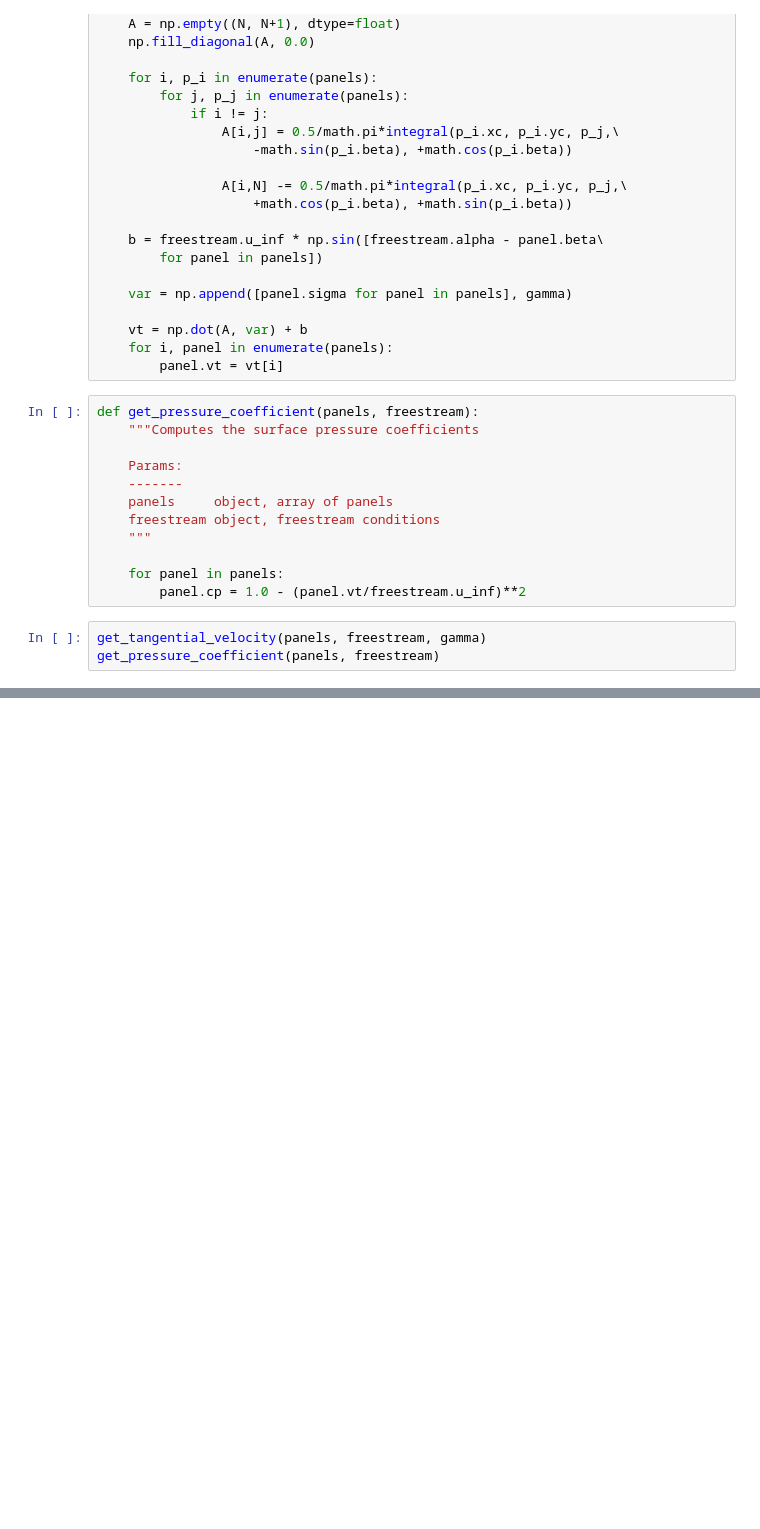
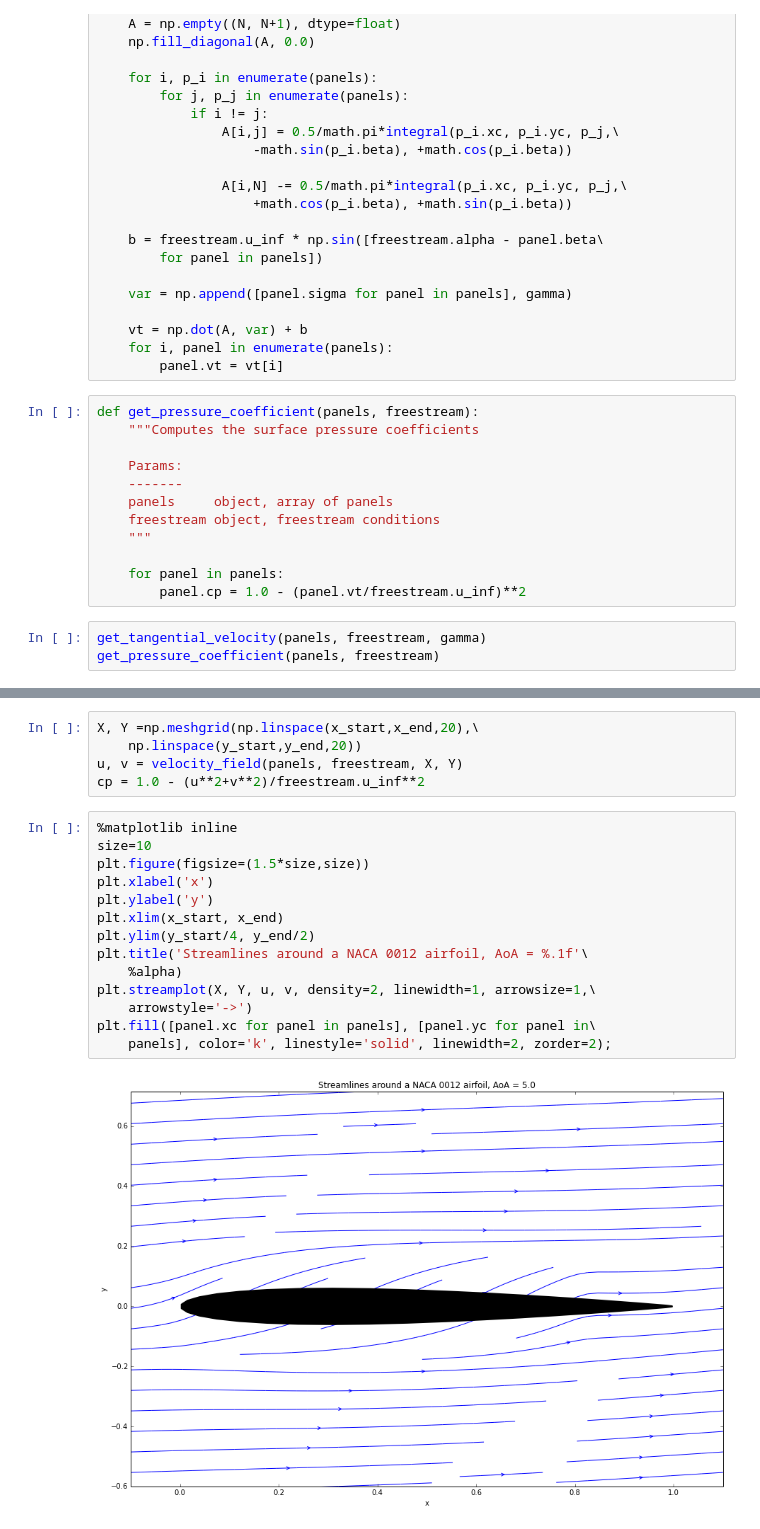
Before and after one commit to cbell14/Aero_Hydro, a Jupyter notebook: 11_Source_Vortex_Panel_Method.ipynb, the cells around one changed output, grey strips where cells are left out. Saved outputs shown, nothing was run; the diff lists cells and outputs as text; blank space fills up the shorter version.

```diff
--- a/11_Source_Vortex_Panel_Method.ipynb
+++ b/11_Source_Vortex_Panel_Method.ipynb
@@ -424,0 +421,21 @@ print '--> Lift Coefficient: C_l = %.3f' % cl
+# %%
+X, Y =np.meshgrid(np.linspace(x_start,x_end,20),\
+    np.linspace(y_start,y_end,20))
+u, v = velocity_field(panels, freestream, X, Y)
+cp = 1.0 - (u**2+v**2)/freestream.u_inf**2
+# %%
+%matplotlib inline
+size=10
+plt.figure(figsize=(1.5*size,size))
+plt.xlabel('x')
+plt.ylabel('y')
+plt.xlim(x_start, x_end)
+plt.ylim(y_start/4, y_end/2)
+plt.title('Streamlines around a NACA 0012 airfoil, AoA = %.1f'\
+    %alpha)
+plt.streamplot(X, Y, u, v, density=2, linewidth=1, arrowsize=1,\
+    arrowstyle='->')
+plt.fill([panel.xc for panel in panels], [panel.yc for panel in\
+    panels], color='k', linestyle='solid', linewidth=2, zorder=2);
+# %% [output]
+[figure, added]
```
Also changed, not shown: parts of 8 cells of this notebook.
